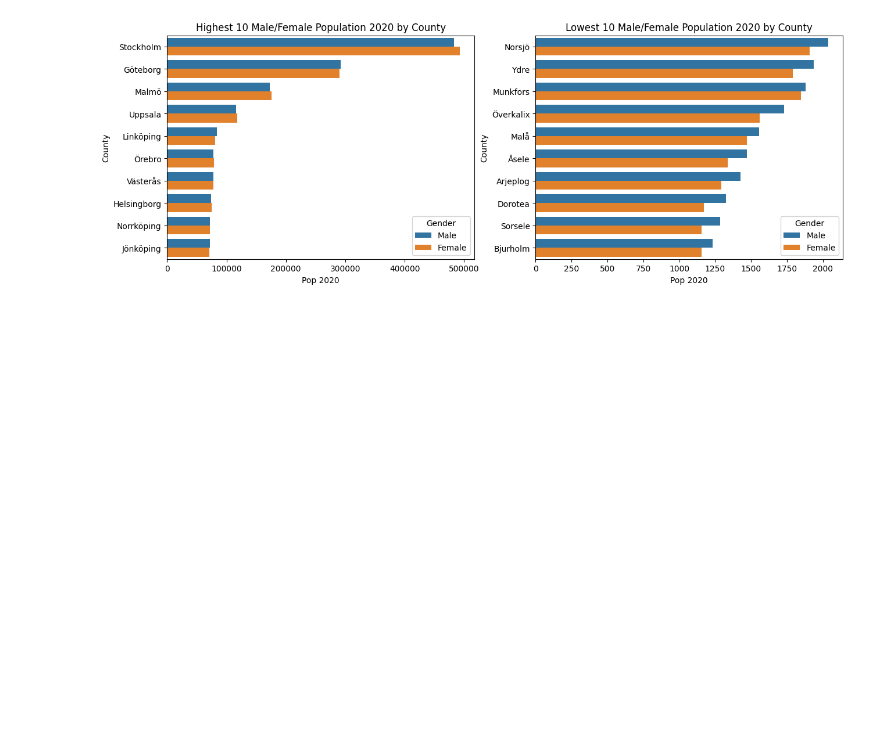
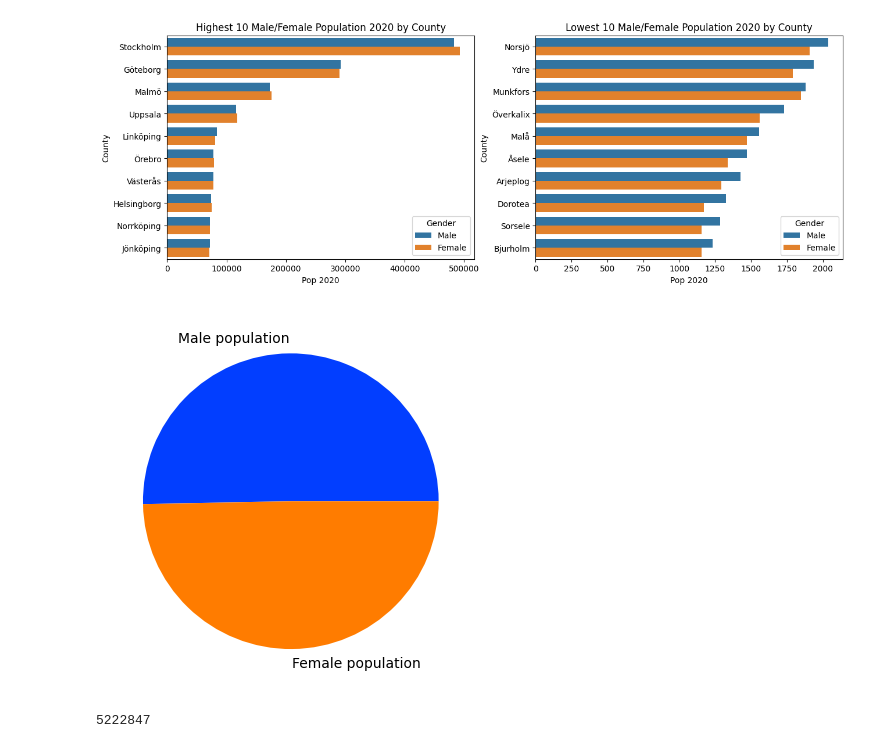
Before and after one commit to SCGlass/Data-Processing-Sam-Glass, a Jupyter notebook: Exercises/E00-Panda_fundamentals.ipynb, the cells around one changed output. Saved outputs shown, nothing was run; the diff lists cells and outputs as text; code cells hidden in the pictures; blank space fills up the shorter version.

Commit message:
plotting plotting plotting

```diff
--- a/Exercises/E00-Panda_fundamentals.ipynb
+++ b/Exercises/E00-Panda_fundamentals.ipynb
@@ -635,0 +634,17 @@ plt.show()
+# %%
+# question f)
+sum_female_pop = df_female_pop["Pop 2020"].sum()
+sum_male_pop = df_male_pop["Pop 2020"].sum()
+
+male_female = [sum_male_pop, sum_female_pop]
+labels = ["Male population", "Female population"]
+
+colors = sns.color_palette("bright")[0:2]
+plt.pie(male_female, labels = labels, colors = colors,)
+plt.show()
+# %% [output]
+[figure, added]
+# %%
+sum_male_pop
+# %% [output]
+5222847
```
Also changed, not shown: parts of 3 cells of this notebook.
